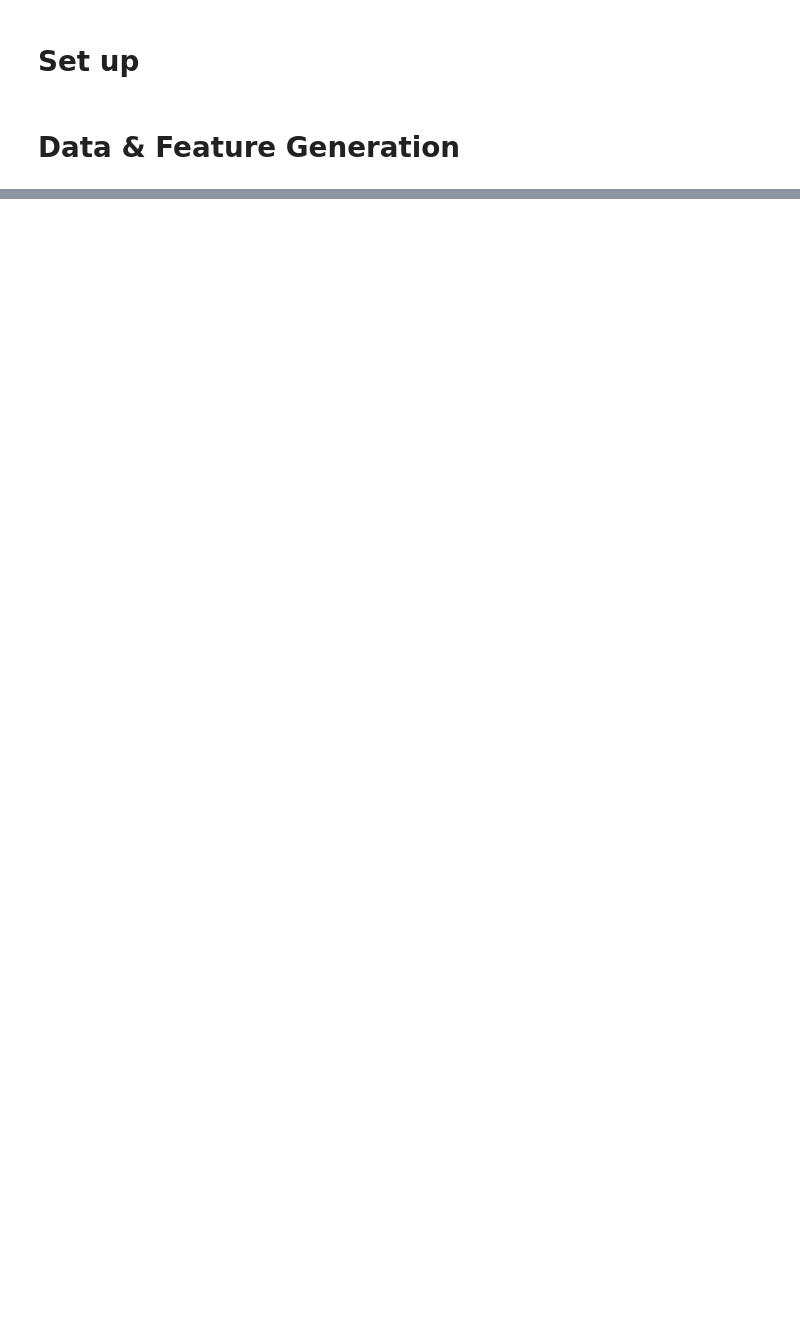
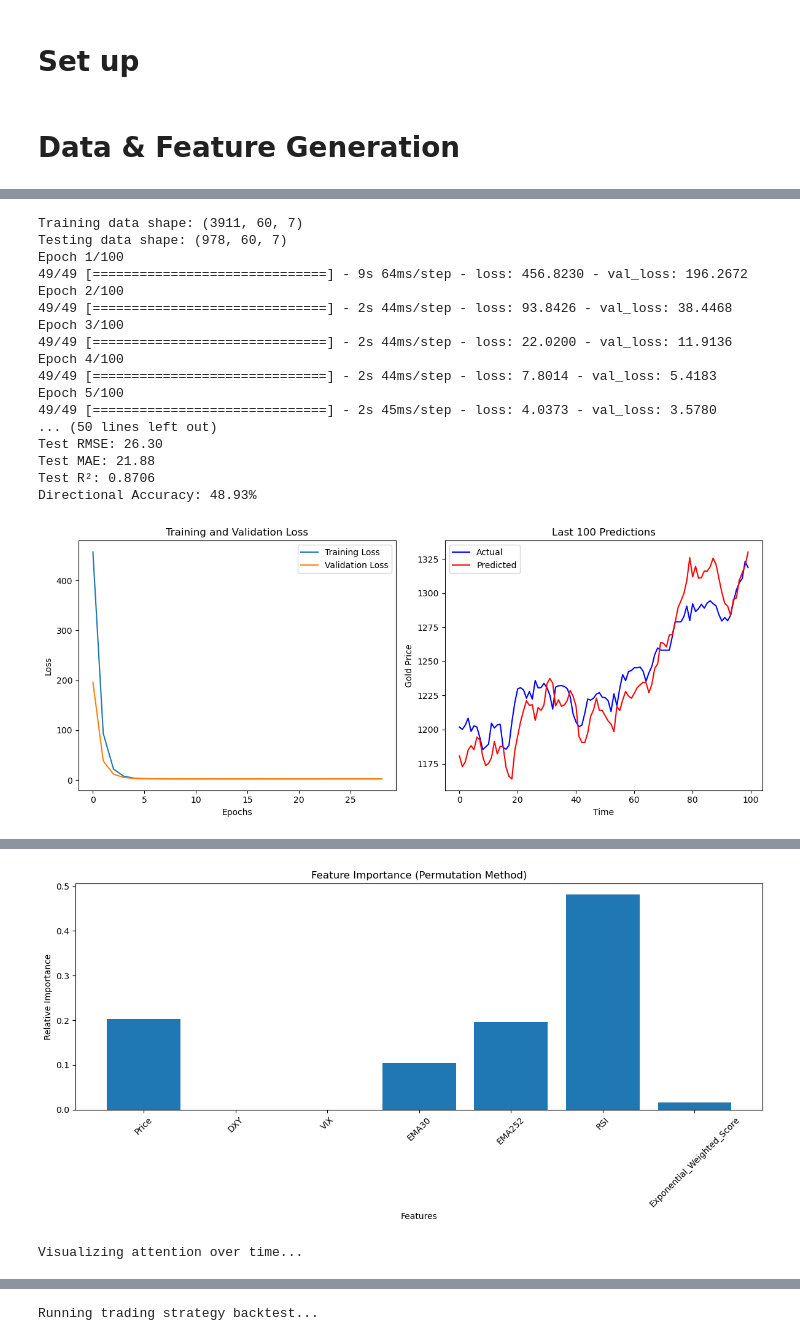
Before and after one commit to whyyouj/market-sentiment-analysis, a Jupyter notebook: gold_historical/transformer.ipynb, the cells around one changed output, grey strips where cells are left out. Drawn from its saved outputs; the diff is of its cells as text; code cells hidden in the pictures; blank space fills up the shorter version.

```diff
--- a/gold_historical/transformer.ipynb
+++ b/gold_historical/transformer.ipynb
@@ -514,0 +586,49 @@ def run_gold_price_backtesting(df, features = ["Price"], seq_length=60, test_siz
+# %%
+df = load_data()
+
+# Run the complete backtesting process
+results = run_gold_price_backtesting(
+    df,                     # Your dataframe with gold prices and features
+    features = ["Price", "DXY", "VIX", "EMA30", "EMA252", "RSI", "Exponential_Weighted_Score"],
+    seq_length=60,          # Length of sequence/window for predictions
+    test_size=0.2,          # Proportion of data to use for testing
+    d_model=256,            # Dimension of transformer model
+    num_heads=8,            # Number of attention heads
+    num_layers=4,           # Number of transformer layers
+    dropout_rate=0.2,       # Dropout rate for regularization
+    batch_size = 64,        # Batch size for training
+    epochs=100,              # Maximum number of training epochs
+    directional_loss_weight=0.7
+)
+
+# Access results
+model = results['model']                   # The trained model
+metrics = results['metrics']               # Performance metrics
+feature_importance = results['feature_importance']  # Feature importance scores
+trading_results = results['trading_results']        # Trading backtest results
+
+# Print key metrics
+print(f"RMSE: {metrics['rmse']:.2f}")
+print(f"Directional Accuracy: {metrics['directional_accuracy']:.2f}%")
+
+# Save model if needed
+# model.save('gold_price_transformer.tf')
+# %% [output]
+Training data shape: (3911, 60, 7)
+Testing data shape: (978, 60, 7)
+Epoch 1/100
+49/49 [==============================] - 9s 64ms/step - loss: 456.8230 - val_loss: 196.2672
+Epoch 2/100
+49/49 [==============================] - 2s 44ms/step - loss: 93.8426 - val_loss: 38.4468
+Epoch 3/100
+49/49 [==============================] - 2s 44ms/step - loss: 22.0200 - val_loss: 11.9136
+Epoch 4/100
+49/49 [==============================] - 2s 44ms/step - loss: 7.8014 - val_loss: 5.4183
+Epoch 5/100
+49/49 [==============================] - 2s 45ms/step - loss: 4.0373 - val_loss: 3.5780
+... (50 lines left out)
+Test RMSE: 26.30
+Test MAE: 21.88
+Test R²: 0.8706
+Directional Accuracy: 48.93%
+[figure, added]
@@ -514,0 +644,2 @@ def run_gold_price_backtesting(df, features = ["Price"], seq_length=60, test_siz
+[figure, added]
+Visualizing attention over time...
@@ -514,0 +648 @@ def run_gold_price_backtesting(df, features = ["Price"], seq_length=60, test_siz
+Running trading strategy backtest...
```
Also changed, not shown: parts of 15 cells of this notebook.
